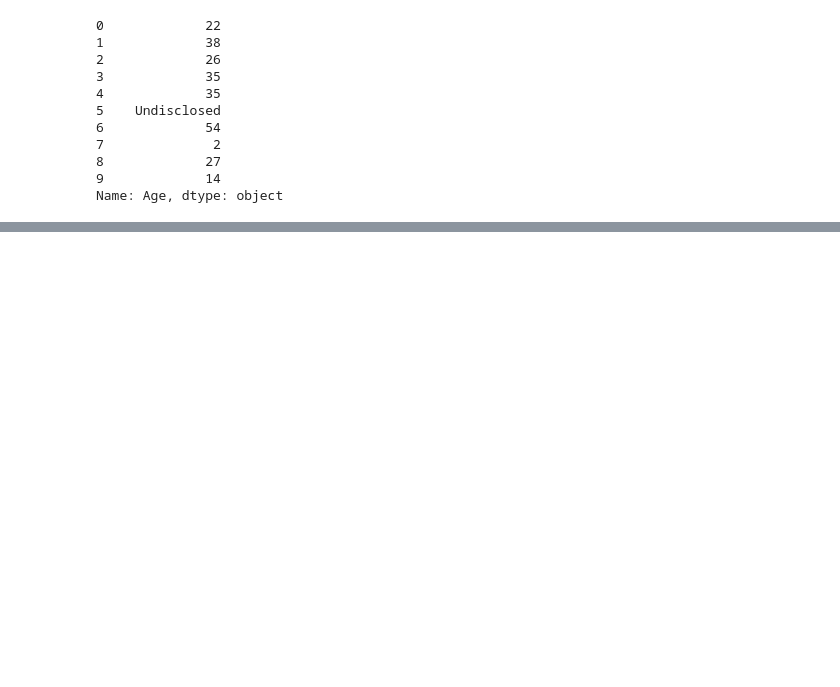
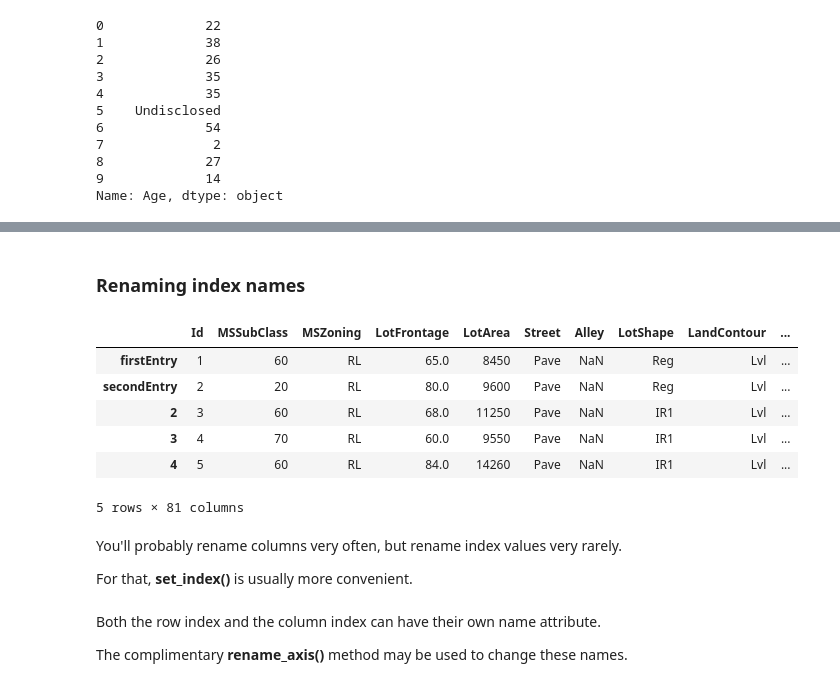
Before and after one commit to AubreyJohns/python_pandas, a Jupyter notebook: Pandas.ipynb, the cells around one changed output, grey strips where cells are left out. Cells and saved outputs as stored; diff of their text form; code cells hidden in the pictures; blank space fills up the shorter version.

```diff
--- a/Pandas.ipynb
+++ b/Pandas.ipynb
@@ -1743,0 +1771,20 @@ Name: Age, dtype: object
+# %% [markdown]
+### Renaming index names
+# %%
+housing_df.rename(index={0: 'firstEntry', 1: 'secondEntry'}).head()
+# %% [output]
+|  | Id | MSSubClass | MSZoning | LotFrontage | LotArea | Street | Alley | LotShape | LandContour | ... |
+| firstEntry | 1 | 60 | RL | 65.0 | 8450 | Pave | NaN | Reg | Lvl | ... |
+| secondEntry | 2 | 20 | RL | 80.0 | 9600 | Pave | NaN | Reg | Lvl | ... |
+| 2 | 3 | 60 | RL | 68.0 | 11250 | Pave | NaN | IR1 | Lvl | ... |
+| 3 | 4 | 70 | RL | 60.0 | 9550 | Pave | NaN | IR1 | Lvl | ... |
+| 4 | 5 | 60 | RL | 84.0 | 14260 | Pave | NaN | IR1 | Lvl | ... |
+5 rows × 81 columns
+# %% [markdown]
+You'll probably rename columns very often, but rename index values very rarely.
+
+For that, **set_index()** is usually more convenient.
+# %% [markdown]
+Both the row index and the column index can have their own name attribute.
+
+The complimentary **rename_axis()** method may be used to change these names.
```
Also changed, not shown: parts of 6 cells of this notebook.
